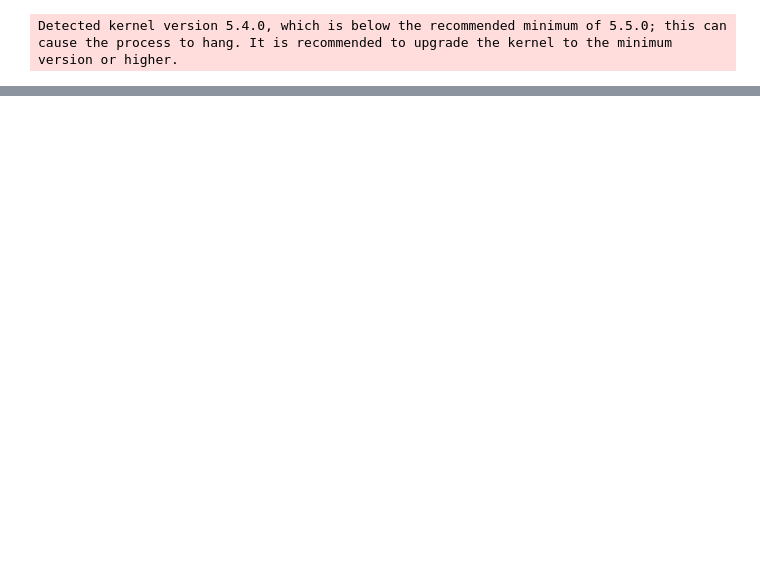
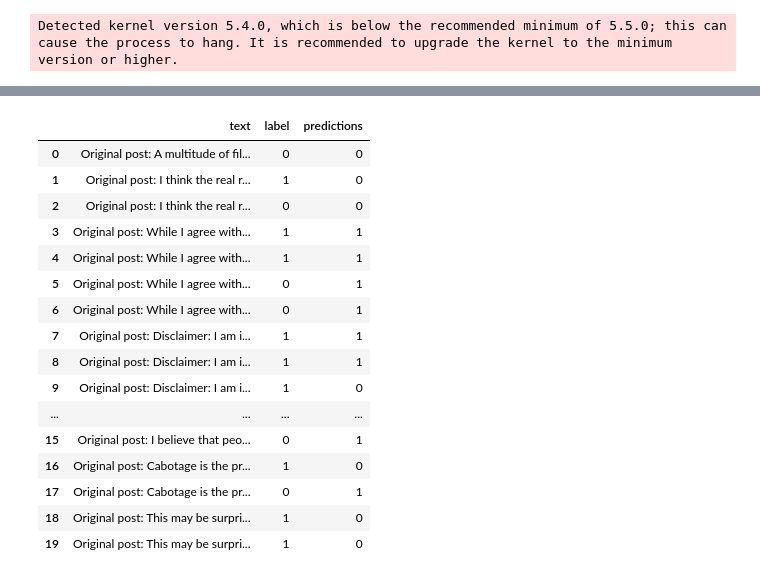
Before and after one commit to ArjunSohur/persuasion, a Jupyter notebook: hypothesis_judgement/peft_llama3.ipynb, the cells around one changed output, grey strips where cells are left out. Drawn from its saved outputs; the diff is of its cells as text; code cells hidden in the pictures; blank space fills up the shorter version.

```diff
--- a/hypothesis_judgement/peft_llama3.ipynb
+++ b/hypothesis_judgement/peft_llama3.ipynb
@@ -376,2 +408,22 @@ get_metrics_result(test_df)
+# %%
+test_df.head(20)
+# %% [output]
+|  | text | label | predictions |
+| 0 | Original post: A multitude of fil... | 0 | 0 |
+| 1 | Original post: I think the real r... | 1 | 0 |
+| 2 | Original post: I think the real r... | 0 | 0 |
+| 3 | Original post: While I agree with... | 1 | 1 |
+| 4 | Original post: While I agree with... | 1 | 1 |
+| 5 | Original post: While I agree with... | 0 | 1 |
+| 6 | Original post: While I agree with... | 0 | 1 |
+| 7 | Original post: Disclaimer: I am i... | 1 | 1 |
+| 8 | Original post: Disclaimer: I am i... | 1 | 1 |
+| 9 | Original post: Disclaimer: I am i... | 1 | 0 |
+| ... | ... | ... | ... |
+| 15 | Original post: I believe that peo... | 0 | 1 |
+| 16 | Original post: Cabotage is the pr... | 1 | 0 |
+| 17 | Original post: Cabotage is the pr... | 0 | 1 |
+| 18 | Original post: This may be surpri... | 1 | 0 |
+| 19 | Original post: This may be surpri... | 1 | 0 |
 # %%
 model.push_to_hub("ArjunSohur/argument_classification")
```
Also changed, not shown: parts of 8 cells of this notebook.
